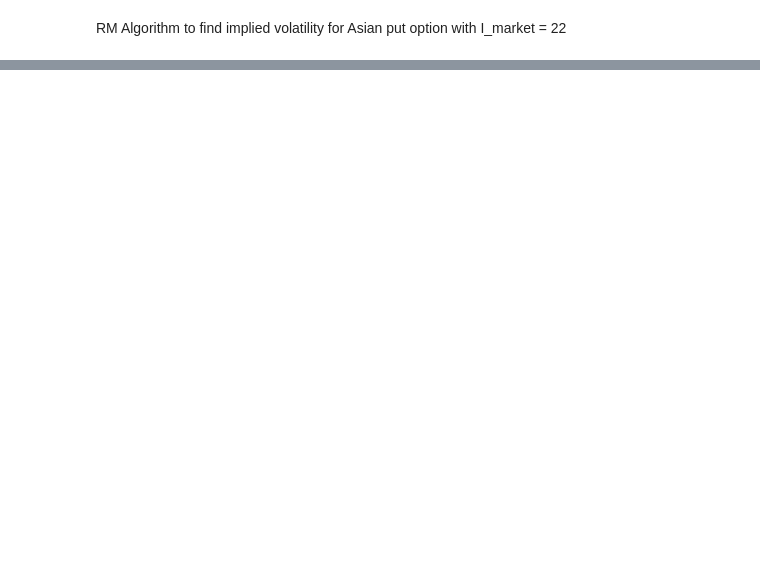
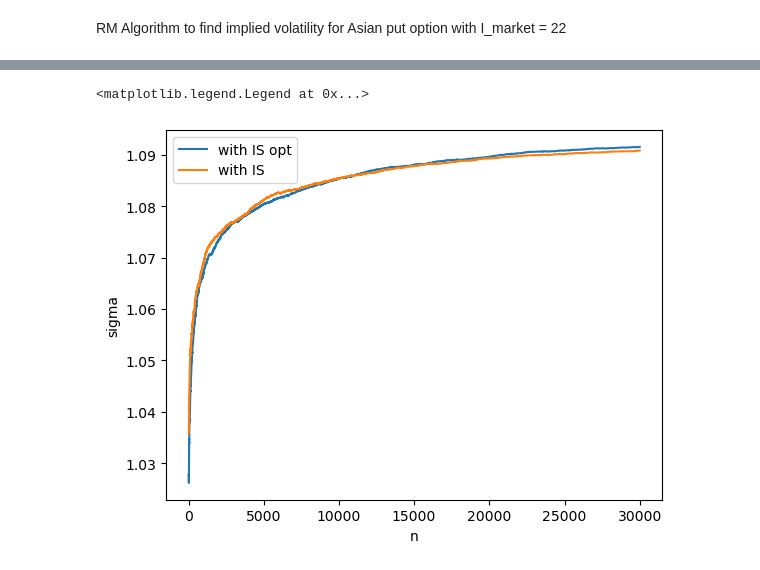
Before and after one commit to Drykx/Monte-Carlo-Project, a Jupyter notebook: EuropeanOptions.ipynb, the cells around one changed output, grey strips where cells are left out. Cells and saved outputs as stored; diff of their text form; code cells hidden in the pictures; blank space fills up the shorter version.

```diff
--- a/EuropeanOptions.ipynb
+++ b/EuropeanOptions.ipynb
@@ -268,0 +293,36 @@ plt.legend()
+# %%
+def RM_Asian_with_IS_opt(n, N, rho, K, S0, T, r, I_market, m):
+    sigma_0 = 1
+    alpha_0 = 2/(K+S0)
+
+    sigma_estim = np.empty((n,))
+    sigma_estim[0] = sigma_0
+
+    for i in range(1, n):
+        alpha_n = alpha_0 / i ** rho
+        sigma_cur = sigma_estim[i - 1]
+
+        # Calculate Jhat with IS
+        r_tilde = result[min(result, key=lambda x : abs(x - sigma_cur))]
+        simulations = Simulate_Stock_Price(S0, sigma_cur, r_tilde, T, m, N)
+        likelihood_ratios = w(simulations[:, -1], S0, sigma_cur, r, r_tilde, T)
+        avg_stock_prices = np.mean(simulations[:, 1:], axis=1)
+        payoffs = np.exp(-r*T) * np.maximum(K - avg_stock_prices, 0)
+        Jhat = np.mean(np.multiply(payoffs, likelihood_ratios)) - I_market
+
+        sigma_estim[i] = sigma_cur - alpha_n * Jhat
+
+    return sigma_estim
+# %%
+sigmas_IS = RM_Asian_with_IS_opt(n, N, rho, K, S0, T, r, I_market, m)
+plt.plot(range(21,n+1), sigmas_IS[20:], label="with IS opt")
+
+sigmas_IS = RM_Asian_with_IS(n, N, rho, K, S0, T, r, r_tilde, I_market, m)
+plt.plot(range(21,n+1), sigmas_IS[20:], label="with IS")
+
+plt.xlabel('n')
+plt.ylabel('sigma')
+plt.legend()
+# %% [output]
+<matplotlib.legend.Legend at 0x...>
+[figure, added]
```
Also changed, not shown: parts of 9 cells of this notebook, 2 other files.
